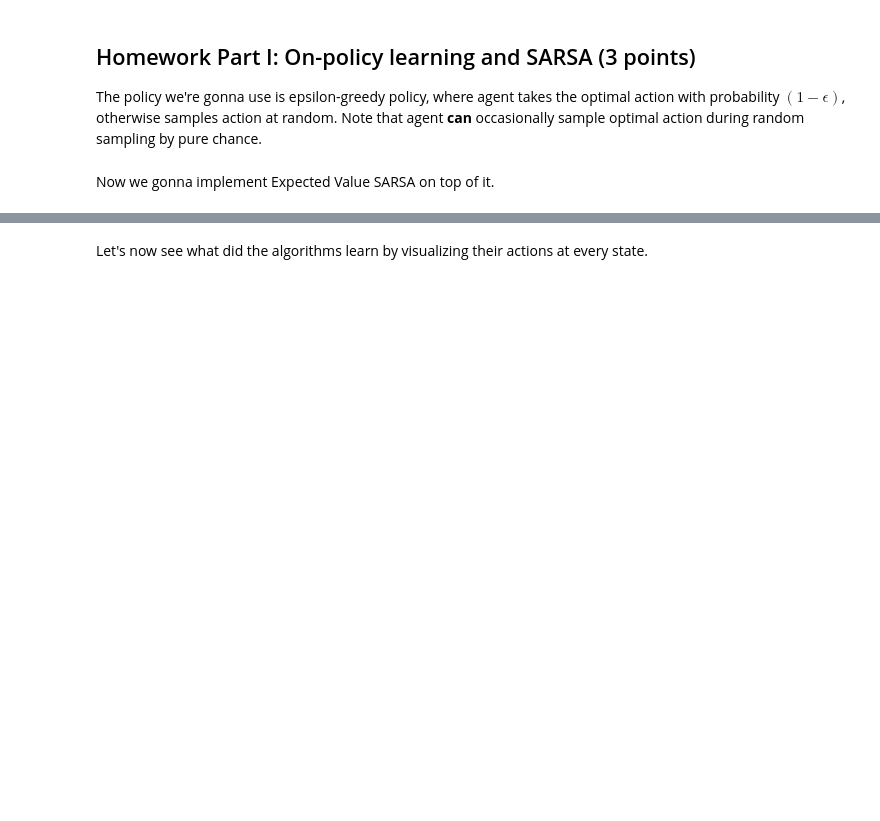
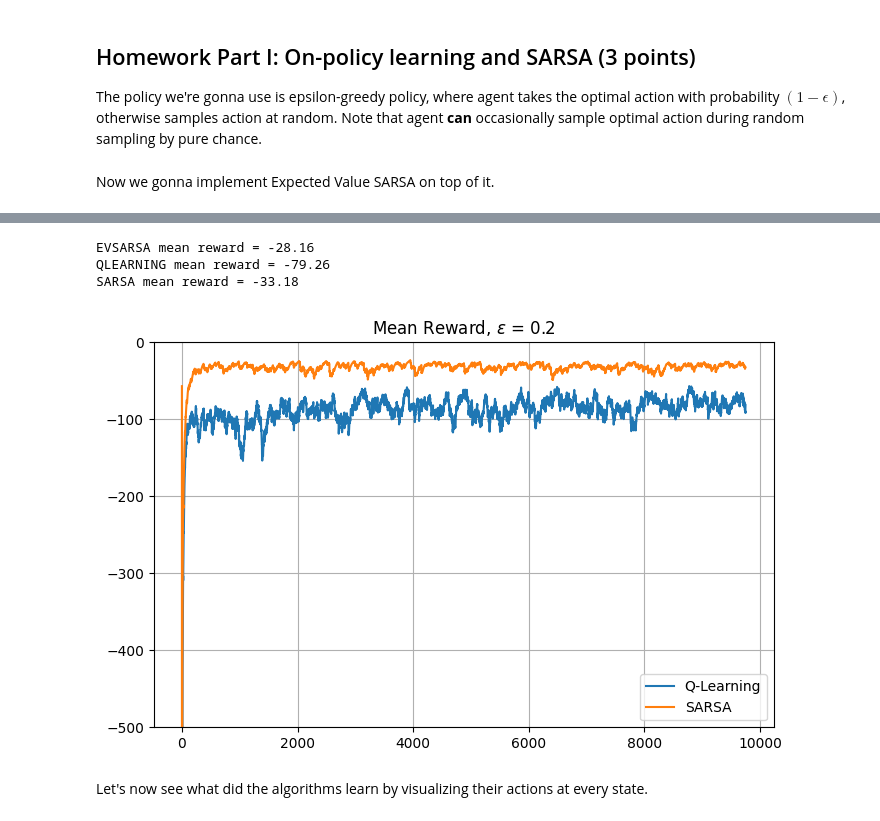
Before and after one commit to Need2BuySSD/Practical_RL, a Jupyter notebook: week03_model_free/homework.ipynb, the cells around one changed output, grey strips where cells are left out. Cells and saved outputs as stored; diff of their text form; code cells hidden in the pictures; blank space fills up the shorter version.

```diff
--- a/week03_model_free/homework.ipynb
+++ b/week03_model_free/homework.ipynb
@@ -565,30 +727,43 @@ plt.imshow(env.render())
 # %%
 from IPython.display import clear_output
 
 seed_everything(env)
 
-agent_sarsa = EVSarsaAgent(alpha=0.25, epsilon=0.2, discount=0.99, env=env)
+agent_sarsa = SarsaAgent(alpha=0.25, epsilon=0.2, discount=0.99, env=env)
+
+agent_evsarsa = EVSarsaAgent(alpha=0.25, epsilon=0.2, discount=0.99, env=env)
 
 agent_ql = QLearningAgent(alpha=0.25, epsilon=0.2, discount=0.99, env=env)
 
-rewards_sarsa, rewards_ql = [], []
-
-for i in range(5000):
+rewards_sarsa, rewards_evsarsa, rewards_ql = [], [], []
+for i in range(10000):
+    rewards_evsarsa.append(play_and_train(env, agent_evsarsa))
     rewards_sarsa.append(play_and_train(env, agent_sarsa))
     rewards_ql.append(play_and_train(env, agent_ql))
+
     # Note: agent.epsilon stays constant
 
     if i % 250 == 0:
         clear_output(True)
-        print("EVSARSA mean reward =", np.mean(rewards_sarsa[-100:]))
+        print("EVSARSA mean reward =", np.mean(rewards_evsarsa[-100:]))
         print("QLEARNING mean reward =", np.mean(rewards_ql[-100:]))
-        plt.title("epsilon = %s" % agent_ql.epsilon)
-        plt.plot(moving_average(rewards_sarsa), label="ev_sarsa")
-        plt.plot(moving_average(rewards_ql), label="qlearning")
+        print("SARSA mean reward =", np.mean(rewards_sarsa[-100:]))
+
+        plt.figure(figsize=(8,5))
+        plt.title("Mean Reward, $\epsilon$ = %s" % agent_ql.epsilon)
+        #plt.plot(moving_average(rewards_evsarsa), label="ev_sarsa")
+        plt.plot(moving_average(rewards_ql), label="Q-Learning")
+        plt.plot(moving_average(rewards_sarsa), label="SARSA")
+
         plt.grid()
         plt.legend()
         plt.ylim(-500, 0)
         plt.show()
+# %% [output]
+EVSARSA mean reward = -28.16
+QLEARNING mean reward = -79.26
+SARSA mean reward = -33.18
+[figure, added]
 # %% [markdown]
 Let's now see what did the algorithms learn by visualizing their actions at every state.
 # %%
```
Also changed, not shown: parts of 24 cells of this notebook.
